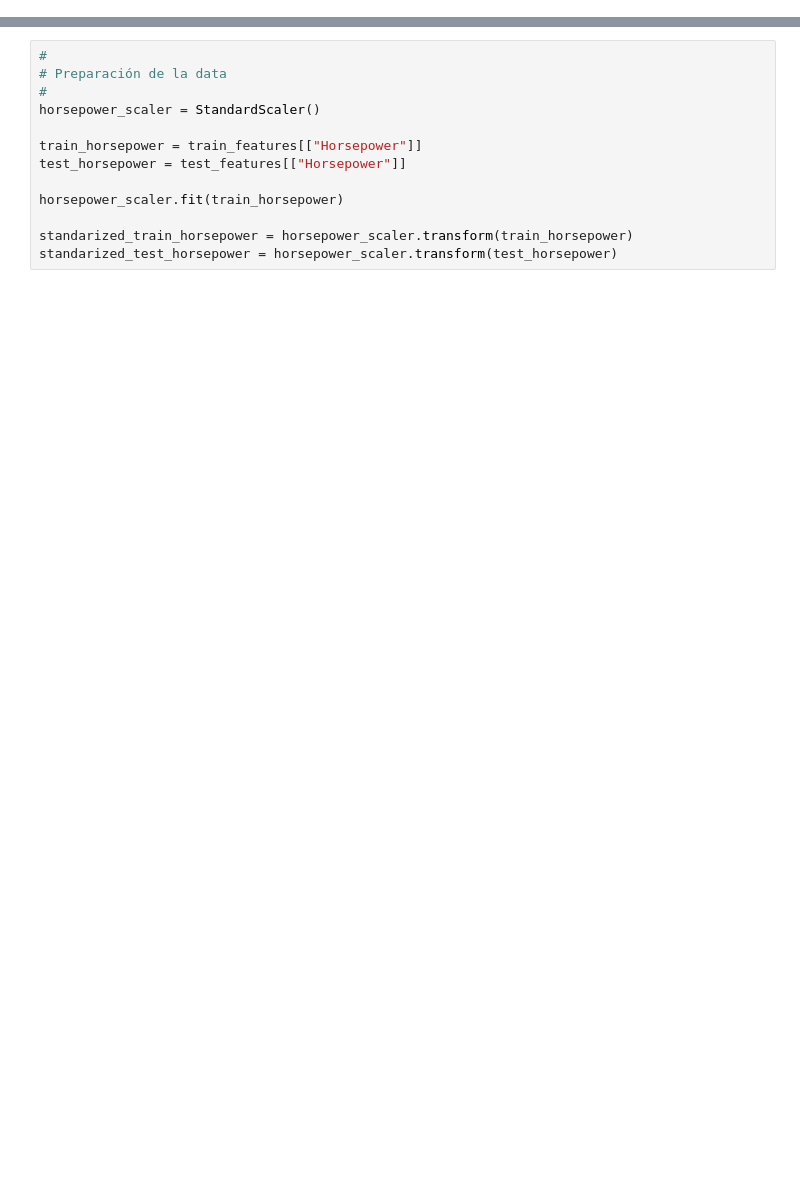
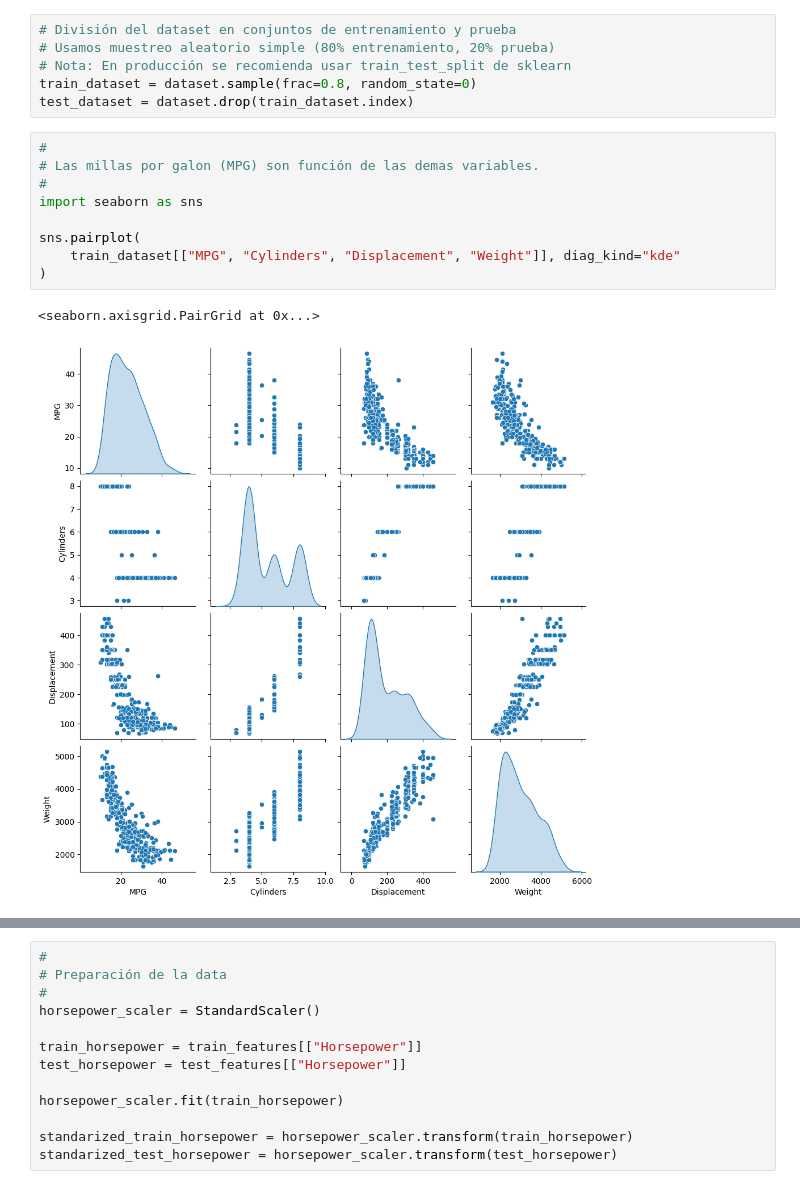
Before and after one commit to 2025-2-predictiva/PRE-06-regresion-basica-snoopbrain, a Jupyter notebook: homework/notebook.ipynb, the cells around one changed output, grey strips where cells are left out. Drawn from its saved outputs; the diff is of its cells as text; blank space fills up the shorter version.

```diff
--- a/homework/notebook.ipynb
+++ b/homework/notebook.ipynb
@@ -742,0 +90,18 @@ La transformación debe ser consistente, por lo tanto, hicimos el *fit* del esca
+# %%
+# División del dataset en conjuntos de entrenamiento y prueba
+# Usamos muestreo aleatorio simple (80% entrenamiento, 20% prueba)
+# Nota: En producción se recomienda usar train_test_split de sklearn
+train_dataset = dataset.sample(frac=0.8, random_state=0)
+test_dataset = dataset.drop(train_dataset.index)
+# %%
+#
+# Las millas por galon (MPG) son función de las demas variables.
+#
+import seaborn as sns
+
+sns.pairplot(
+    train_dataset[["MPG", "Cylinders", "Displacement", "Weight"]], diag_kind="kde"
+)
+# %% [output]
+<seaborn.axisgrid.PairGrid at 0x...>
+[figure, added]
```
Also changed, not shown: parts of 64 cells of this notebook, 4 other files.
